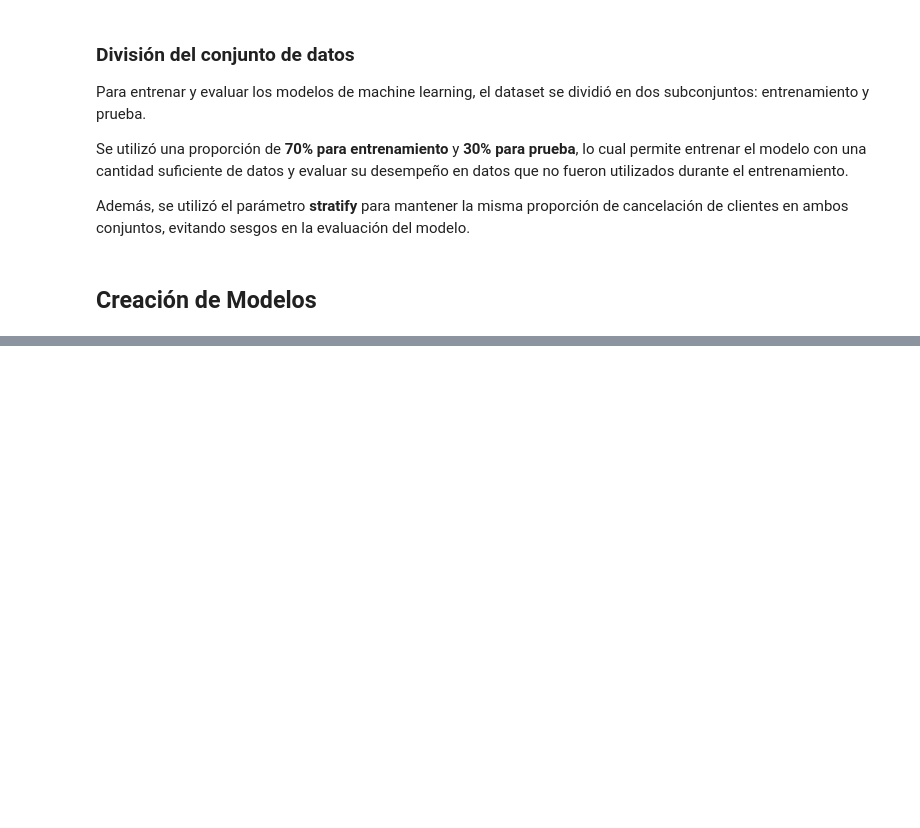
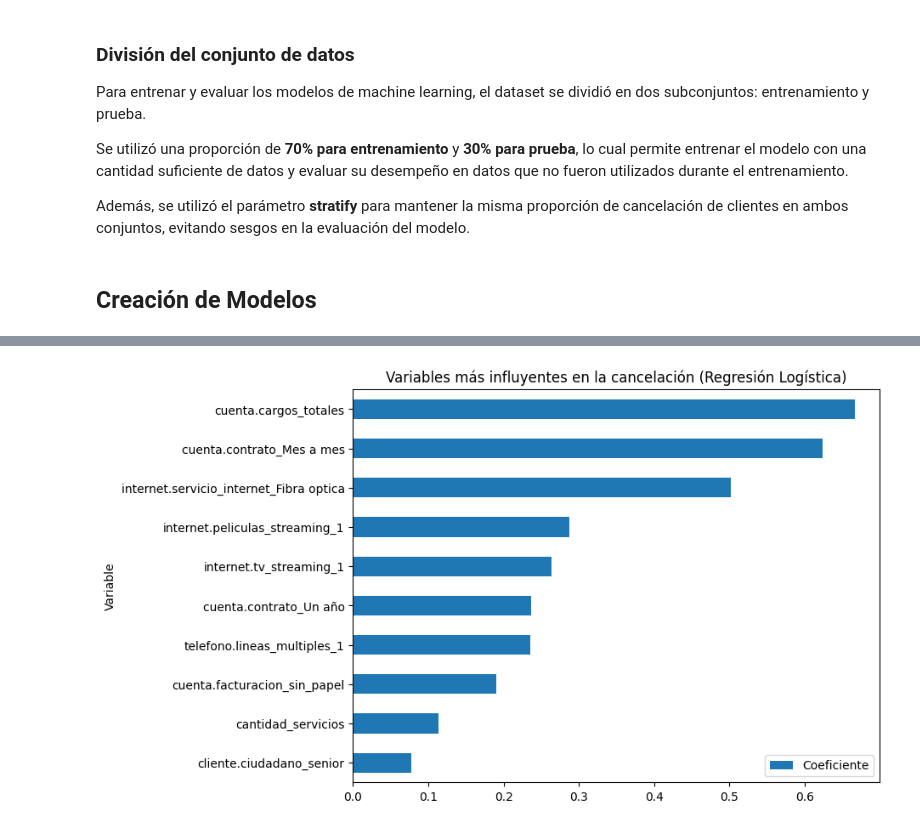
Before and after one commit to patinohoyosgisell/Challege_Telecom_X_parte_2, a Jupyter notebook: Challege_Telecom_X_parte_2.ipynb, the cells around one changed output, grey strips where cells are left out. Cells and saved outputs as stored; diff of their text form; code cells hidden in the pictures; blank space fills up the shorter version.

```diff
--- a/Challege_Telecom_X_parte_2.ipynb
+++ b/Challege_Telecom_X_parte_2.ipynb
@@ -620,0 +823,12 @@ print(classification_report(y_test, y_pred_lr))
+# %%
+coeficientes = pd.DataFrame({
+    'Variable': all_feature_names,
+    'Coeficiente': modelo_lr.coef_[0]
+})
+
+coeficientes = coeficientes.sort_values(
+    by='Coeficiente',
+    ascending=False
+)
+
+coeficientes.head(10)
@@ -620,0 +847,15 @@ print(classification_report(y_test, y_pred_lr))
+# %%
+coeficientes.head(10).sort_values(
+    by='Coeficiente'
+).plot(
+    x='Variable',
+    y='Coeficiente',
+    kind='barh',
+    figsize=(8,6)
+)
+
+plt.title("Variables más influyentes en la cancelación (Regresión Logística)")
+
+plt.show()
+# %% [output]
+[figure, added]
```
Also changed, not shown: parts of 22 cells of this notebook.
